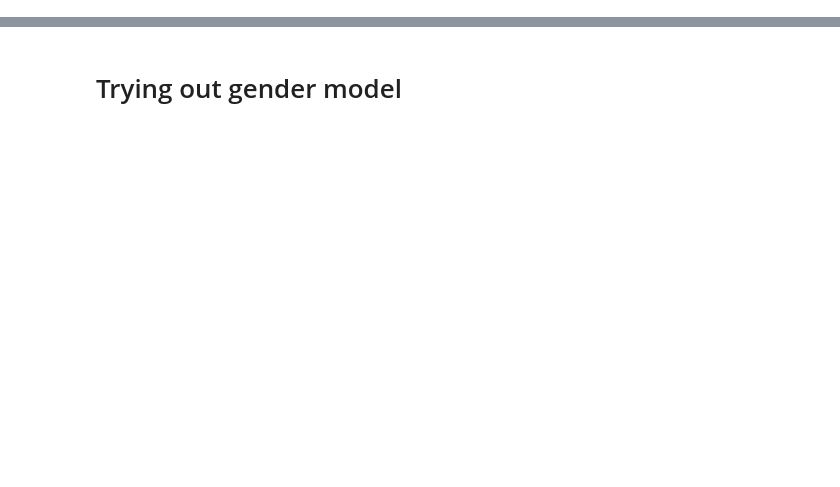
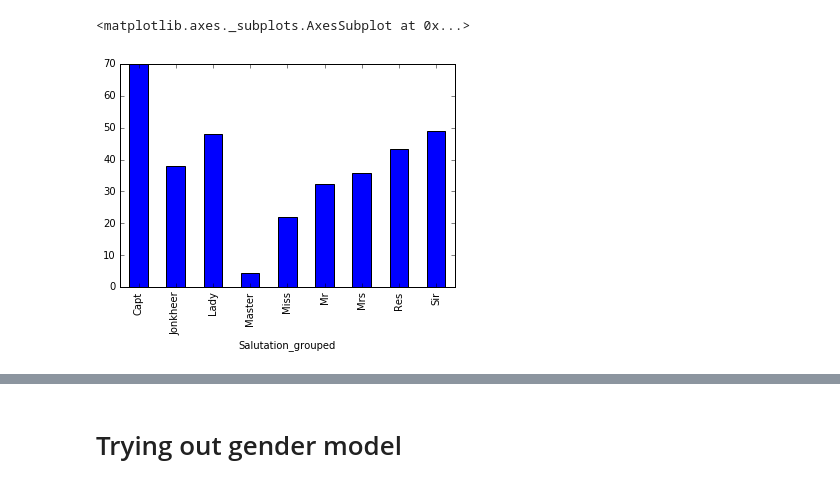
Before and after one commit to suyashkumar2409/Kaggle-Competitions, a Jupyter notebook: Titanic/Titanic.ipynb, the cells around one changed output, grey strips where cells are left out. Saved outputs shown, nothing was run; the diff lists cells and outputs as text; code cells hidden in the pictures; blank space fills up the shorter version.

```diff
--- a/Titanic/Titanic.ipynb
+++ b/Titanic/Titanic.ipynb
@@ -10,0 +37,2 @@ train = pd.read_csv('train.csv')
+# %%
+train['Sex'] = train['Sex'].apply(lambda x: 0 if x=='male' else 1)
@@ -10,0 +50,10 @@ train = pd.read_csv('train.csv')
+# %%
+import re
+def getsalutation(name):
+    val = re.search(r'\w+, (\w+)\.',name)
+    if name=='Rothes, the Countess. of (Lucy Noel Martha Dyer-Edwards)':
+        return 'Countess'
+    else:
+        return val.group(1)
+
+train['Salutation'] = train['Name'].apply(getsalutation)
@@ -10,0 +159,5 @@ train = pd.read_csv('train.csv')
+# %%
+pt.plot(kind='bar')
+# %% [output]
+<matplotlib.axes._subplots.AxesSubplot at 0x...>
+[figure, added]
```
Also changed, not shown: parts of 32 cells of this notebook, 1 other file.
